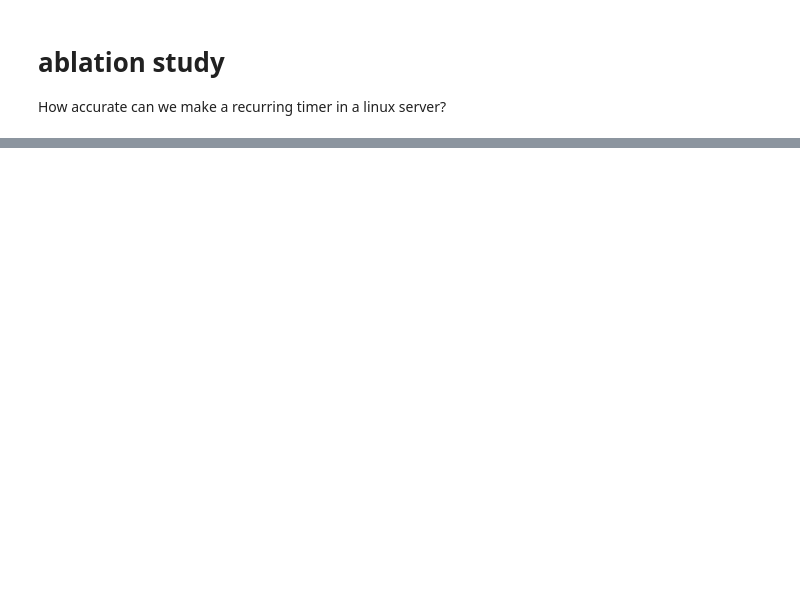
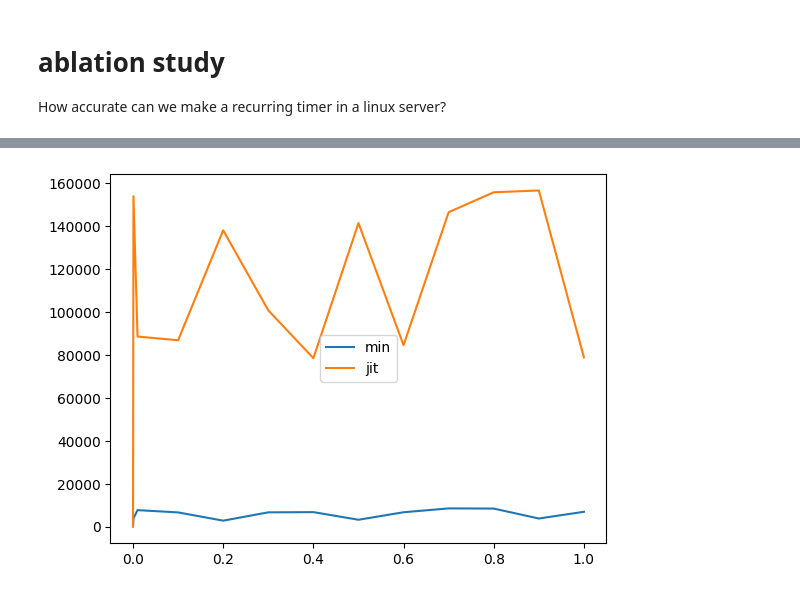
Before and after one commit to swystems/dmem-replication, a Jupyter notebook: timer/ablation_study.ipynb, the cells around one changed output, grey strips where cells are left out. Cells and saved outputs as stored; diff of their text form; code cells hidden in the pictures; blank space fills up the shorter version.

Commit message:
timer tests update

```diff
--- a/timer/ablation_study.ipynb
+++ b/timer/ablation_study.ipynb
@@ -30,0 +116,7 @@ stress-ng: info:  [41317] cpu: for stable load results, select a specific cpu st
+# %%
+# fig, ax = plt.subplots()
+
+timer_accuracy_ns[10][["min","jit"]].plot()
+plt.show()
+# %% [output]
+[figure, added]
```
Also changed, not shown: parts of 6 cells of this notebook, 2 other files.
